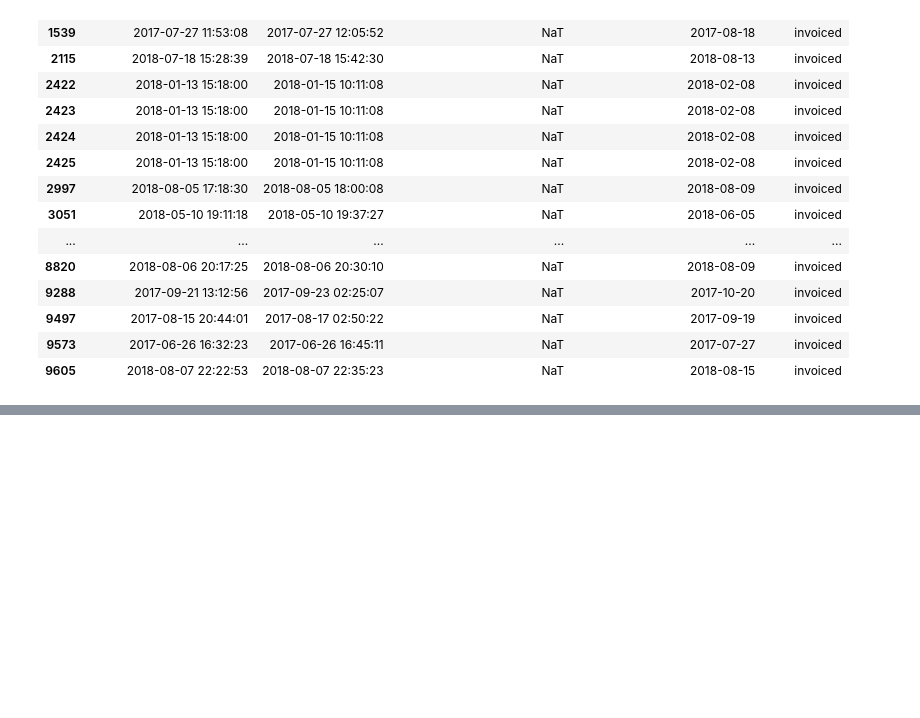
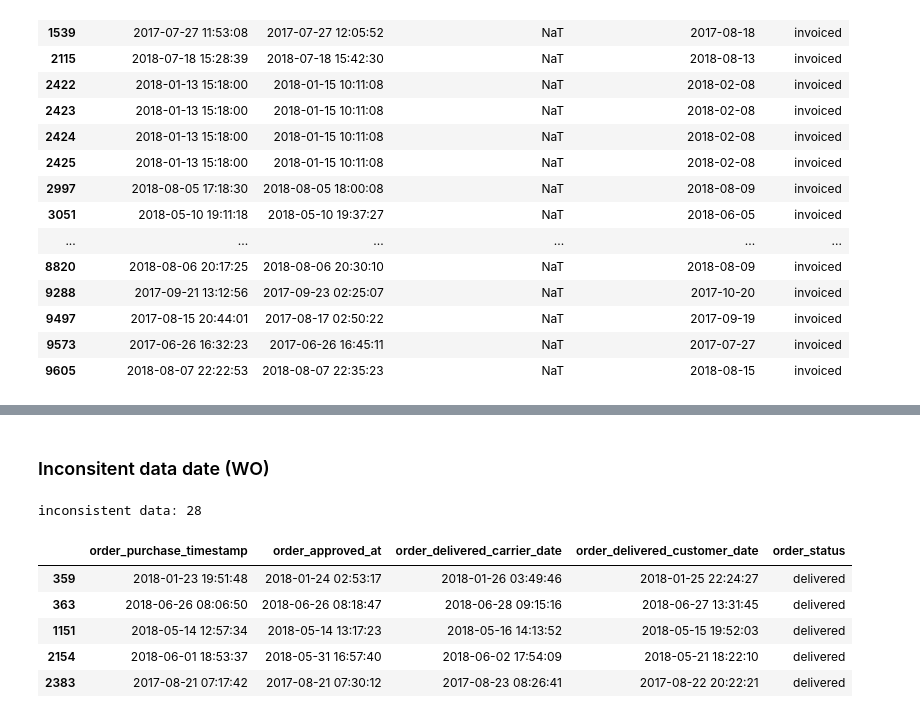
Before and after one commit to RizkiRdm/Olist-E-commerce-Performance-Analysis, a Jupyter notebook: notebooks/data_cleaning.ipynb, the cells around one changed output, grey strips where cells are left out. Drawn from its saved outputs; the diff is of its cells as text; code cells hidden in the pictures; blank space fills up the shorter version.

```diff
--- a/notebooks/data_cleaning.ipynb
+++ b/notebooks/data_cleaning.ipynb
@@ -916,0 +979,11 @@ Name: count, dtype: int64
+# %%
+# fill missing values
+delivered_missing_customer = ecom_data_df[
+    (ecom_data_df["order_status"] == "delivered")
+    & (ecom_data_df["order_delivered_customer_date"].isnull())
+    & (ecom_data_df["order_delivered_carrier_date"].notnull())
+]
+
+ecom_data_df.loc[delivered_missing_customer.index, "order_delivered_customer_date"] = (
+    delivered_missing_customer["order_delivered_carrier_date"] + median_delivery_time
+)
@@ -916,0 +1052,38 @@ Name: count, dtype: int64
+# %% [markdown]
+### Inconsitent data date (WO)
+# %%
+# check inconsitensy data
+delivery_dates_present = ecom_data_df[
+    (ecom_data_df["order_delivered_carrier_date"].notnull())
+    & (ecom_data_df["order_delivered_customer_date"].notnull())
+]
+
+inconsistent_delivery_dates = delivery_dates_present[
+    delivery_dates_present["order_delivered_customer_date"]
+    < delivery_dates_present["order_delivered_carrier_date"]
+]
+# %%
+print(f"inconsistent data: {len(inconsistent_delivery_dates)}")
+
+if len(inconsistent_delivery_dates) > 0:
+    display(
+        inconsistent_delivery_dates[
+            [
+                "order_purchase_timestamp",
+                "order_approved_at",
+                "order_delivered_carrier_date",
+                "order_delivered_customer_date",
+                "order_status",
+            ]
+        ].head()
+    )
+else:
+    print("There is no inconsistent data")
+# %% [output]
+inconsistent data: 28
+|  | order_purchase_timestamp | order_approved_at | order_delivered_carrier_date | order_delivered_customer_date | order_status |
+| 359 | 2018-01-23 19:51:48 | 2018-01-24 02:53:17 | 2018-01-26 03:49:46 | 2018-01-25 22:24:27 | delivered |
+| 363 | 2018-06-26 08:06:50 | 2018-06-26 08:18:47 | 2018-06-28 09:15:16 | 2018-06-27 13:31:45 | delivered |
+| 1151 | 2018-05-14 12:57:34 | 2018-05-14 13:17:23 | 2018-05-16 14:13:52 | 2018-05-15 19:52:03 | delivered |
+| 2154 | 2018-06-01 18:53:37 | 2018-05-31 16:57:40 | 2018-06-02 17:54:09 | 2018-05-21 18:22:10 | delivered |
+| 2383 | 2017-08-21 07:17:42 | 2017-08-21 07:30:12 | 2017-08-23 08:26:41 | 2017-08-22 20:22:21 | delivered |
```
Also changed, not shown: parts of 10 cells of this notebook.
